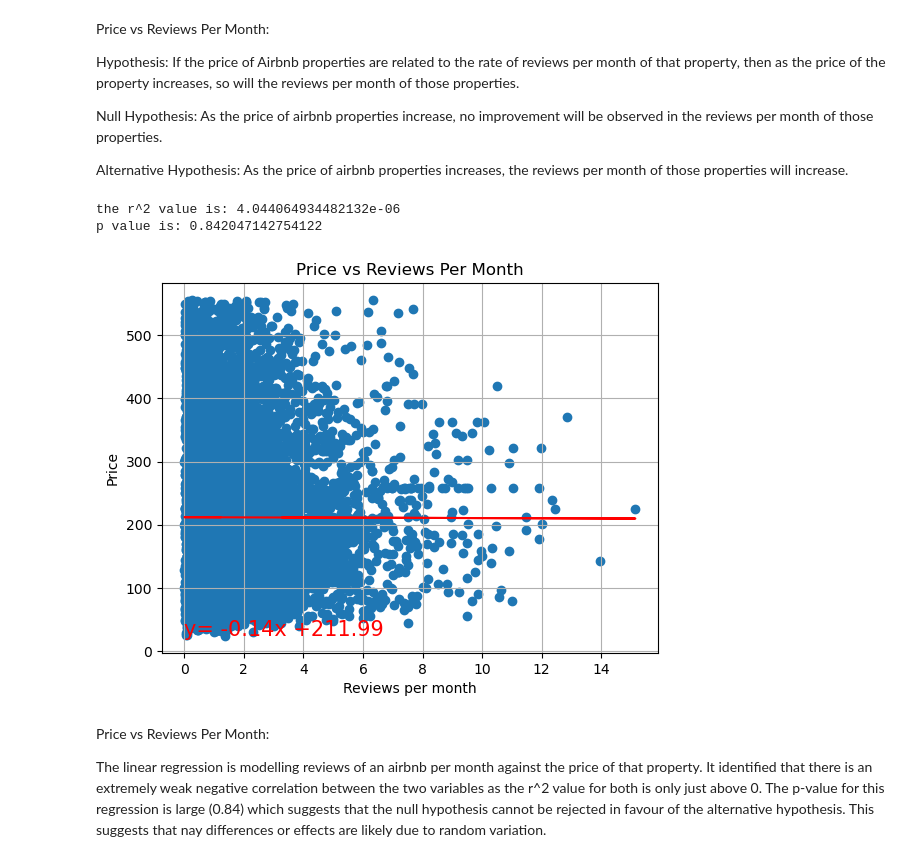
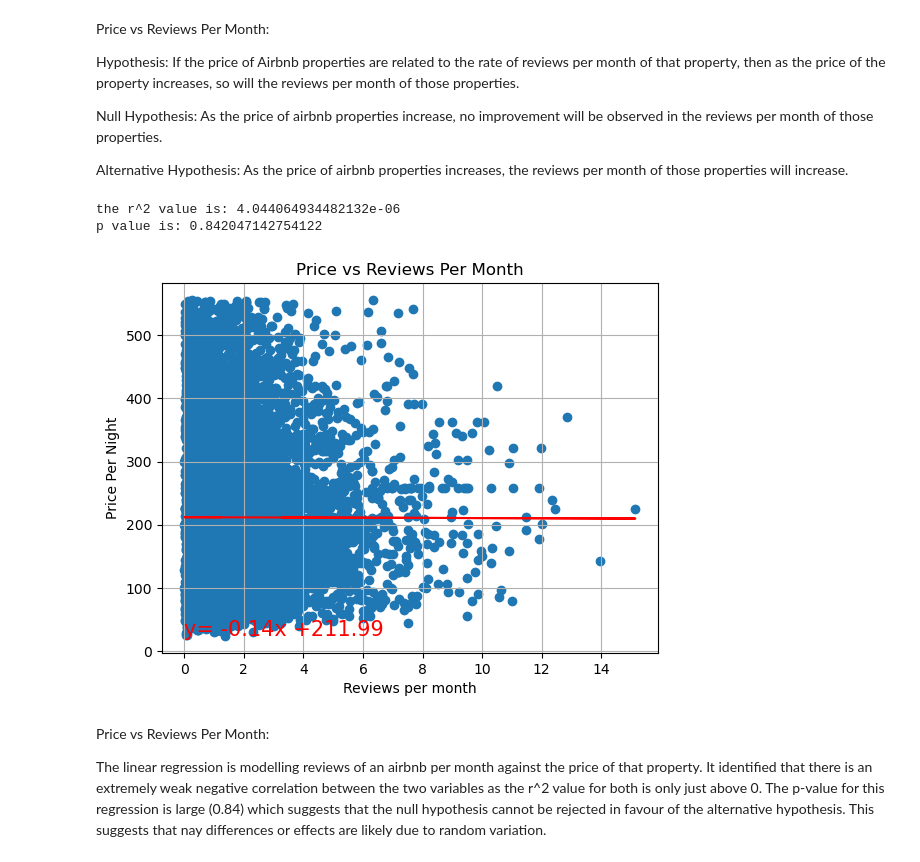
Before and after one commit to lhenry97/Project-1---Group-1, a Jupyter notebook: Price Vs Review Score Vs Reviews Per Month Analysis.ipynb, the cells around one changed output. Drawn from its saved outputs; the diff is of its cells as text; code cells hidden in the pictures.

```diff
--- a/Price Vs Review Score Vs Reviews Per Month Analysis.ipynb
+++ b/Price Vs Review Score Vs Reviews Per Month Analysis.ipynb
@@ -169,27 +169,27 @@ Alternative Hypothesis: As the price of airbnb properties increases, the reviews
 # %%
 #conduct linear regression of price vs reviews per month
 y_values = melb_outliers_removed_df["price"]
 x_values = melb_outliers_removed_df["reviews_per_month"]
 
 
 plt.grid()
 plt.xlabel("Reviews per month")
-plt.ylabel("Price")
+plt.ylabel("Price Per Night")
 plt.title("Price vs Reviews Per Month")
 
 (slope, intercept, rvalue, pvalue, stderr) = linregress(x_values, y_values)
 plt.scatter(x_values, y_values)
 plt.plot(x_values, slope * x_values + intercept, color = 'red')
 line_eq = "y= " + str(round(slope,2)) + "x +" + str(round(intercept,2))
 
 plt.annotate(line_eq, (x_values.min(), y_values.min()), fontsize=15, color="red")
 print(f"the r^2 value is: {rvalue**2}")
 print(f"p value is: {pvalue}")
 plt.show()
 # %% [output]
 the r^2 value is: 4.044064934482132e-06
 p value is: 0.842047142754122
-[figure, old version]
+[figure, new version]
 # %% [markdown]
 Price vs Reviews Per Month:
 
```
Also changed, not shown: parts of 2 cells of this notebook, 1 other file.
